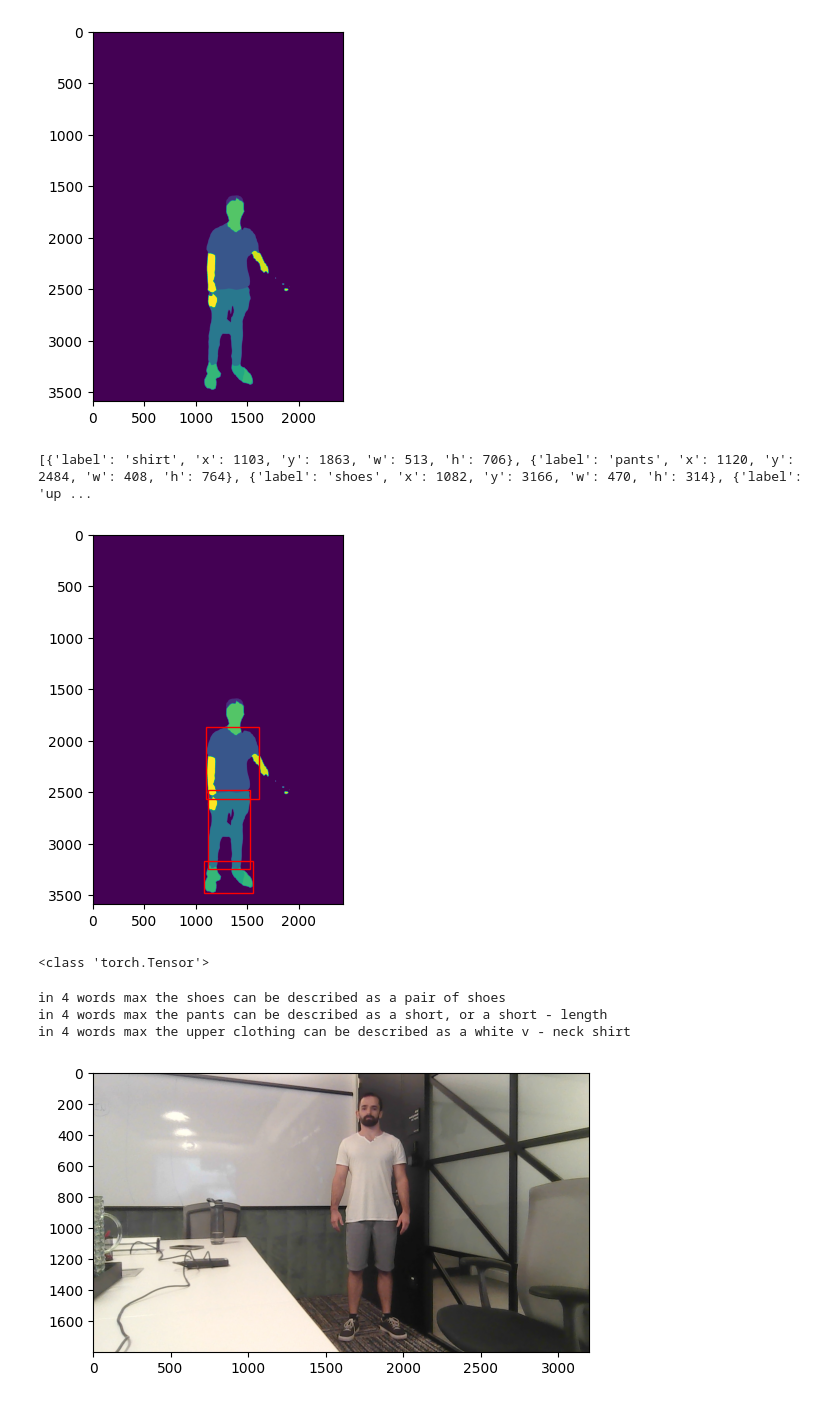
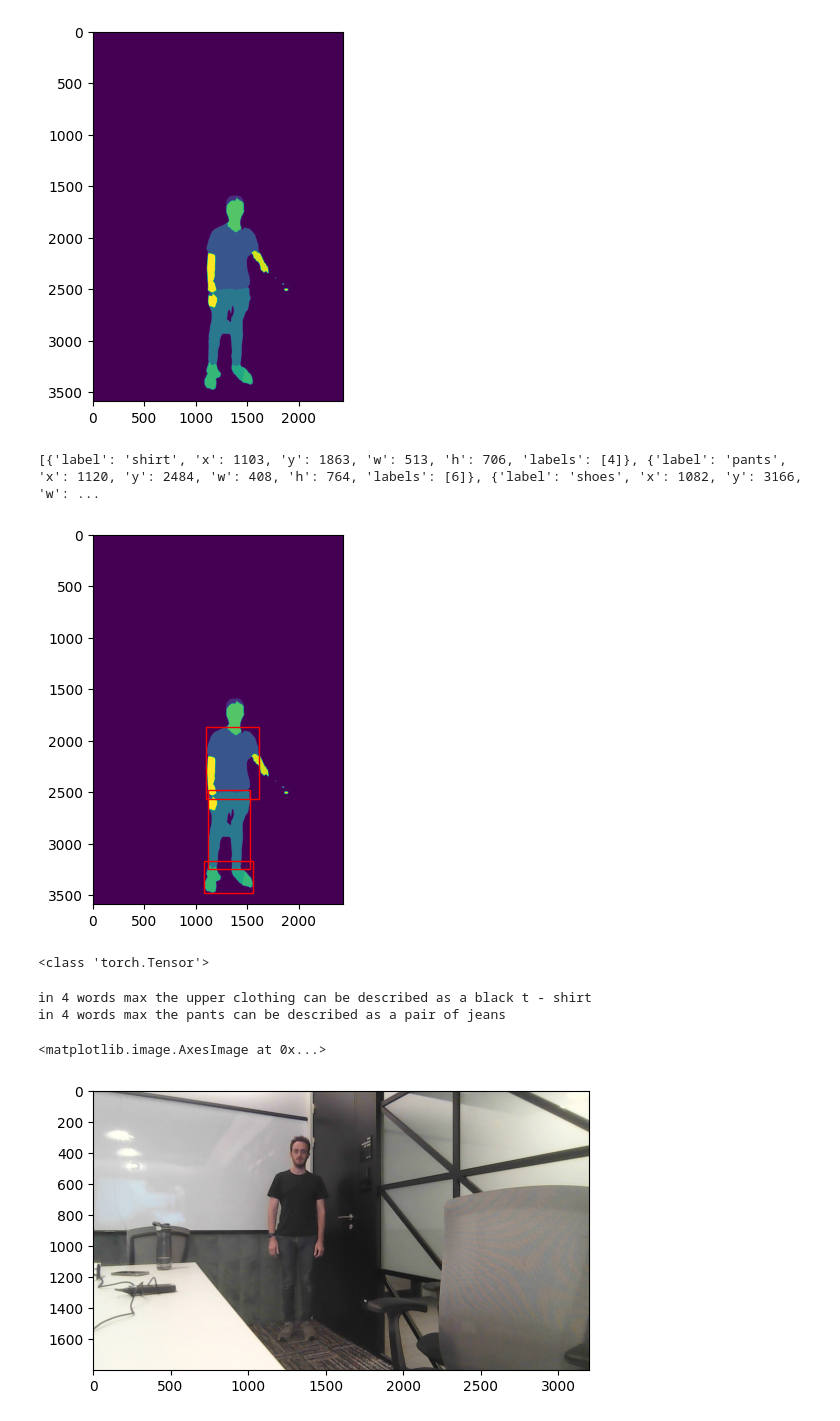
Before and after one commit to tatsimba/hackathon2023, a Jupyter notebook: image-segmenation-notebook/image-segmentation.ipynb, the cells around one changed output. Drawn from its saved outputs; the diff is of its cells as text; code cells hidden in the pictures.

Commit message:
Added labels

```diff
--- a/image-segmenation-notebook/image-segmentation.ipynb
+++ b/image-segmenation-notebook/image-segmentation.ipynb
@@ -124,7 +124,8 @@ def get_bbox_for_label(seg_matrix_numpy, labels, label_name):
         'x': x_min,
         'y': y_min,
         'w': width,
-        'h': height
+        'h': height,
+        'labels': labels
     }
 
 def get_clothing_boxes(seg_matrix_numpy):
@@ -186,7 +187,7 @@ if(shoes is not None):
 
 plt.show()
 # %% [output]
-[{'label': 'shirt', 'x': 1103, 'y': 1863, 'w': 513, 'h': 706}, {'label': 'pants', 'x': 1120, 'y': 2484, 'w': 408, 'h': 764}, {'label': 'shoes', 'x': 1082, 'y': 3166, 'w': 470, 'h': 314}, {'label': 'up ...
+[{'label': 'shirt', 'x': 1103, 'y': 1863, 'w': 513, 'h': 706, 'labels': [4]}, {'label': 'pants', 'x': 1120, 'y': 2484, 'w': 408, 'h': 764, 'labels': [6]}, {'label': 'shoes', 'x': 1082, 'y': 3166, 'w': ...
 [figure]
 # %%
 def first(iterable, condition = lambda x: True):
@@ -262,36 +263,36 @@ def get_captions_in_parallel(boxes, image, cropping_plan={}, show=False):
 
     # Retrieve the results from the caption tasks
     for result in concurrent.futures.as_completed(caption_results):
         caption = result.result()
         if caption is not None:
             captions.append(caption)
 
     return captions
 
 # url = "C:\\Users\\ilankhirin\\Downloads\\tuxedoBlack3-main.jpg"
 # url = "C:\\Users\\ilankhirin\\Downloads\\istockphoto-155131149-612x612.jpg"
 # url = "C:\\Users\\ilankhirin\\Downloads\\322984081_max.jpg"
 # url = "C:\\Users\\ilankhirin\\Downloads\\yehuda-big.jpg"
-url = "C:\\Users\\ilankhirin\\Downloads\\ilan-example.jpg"
-# url = "C:\\Users\\ilankhirin\\Downloads\\yehuda-example.jpg"
+# url = "C:\\Users\\ilankhirin\\Downloads\\ilan-example.jpg"
+url = "C:\\Users\\ilankhirin\\Downloads\\yehuda-example.jpg"
 image = Image.open(url)
 pred_seg = get_segmentation_array(image)
 boxes = get_clothing_boxes(pred_seg.numpy())
 captions = get_captions_in_parallel(boxes, image, {
     'upper_clothing': {'prompts': [
         'In 4 words max the upper clothing can be described'
     ]},
     'pants': {'prompts': [
         'In 4 words max the pants can be described'
     ]}
 })
 
 for caption in captions:
     print(caption)
 plt.imshow(image)
 # %% [output]
 <class 'torch.Tensor'>
-in 4 words max the shoes can be described as a pair of shoes
-in 4 words max the pants can be described as a short, or a short - length
-in 4 words max the upper clothing can be described as a white v - neck shirt
+in 4 words max the upper clothing can be described as a black t - shirt
+in 4 words max the pants can be described as a pair of jeans
+<matplotlib.image.AxesImage at 0x...>
-[figure, old version]
+[figure, new version]
```
Also changed, not shown: 1 other file.
